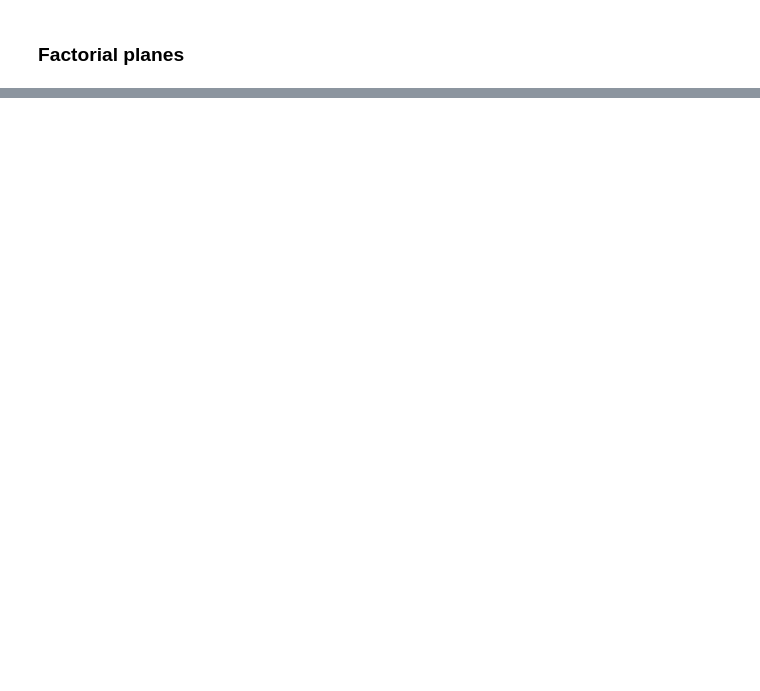
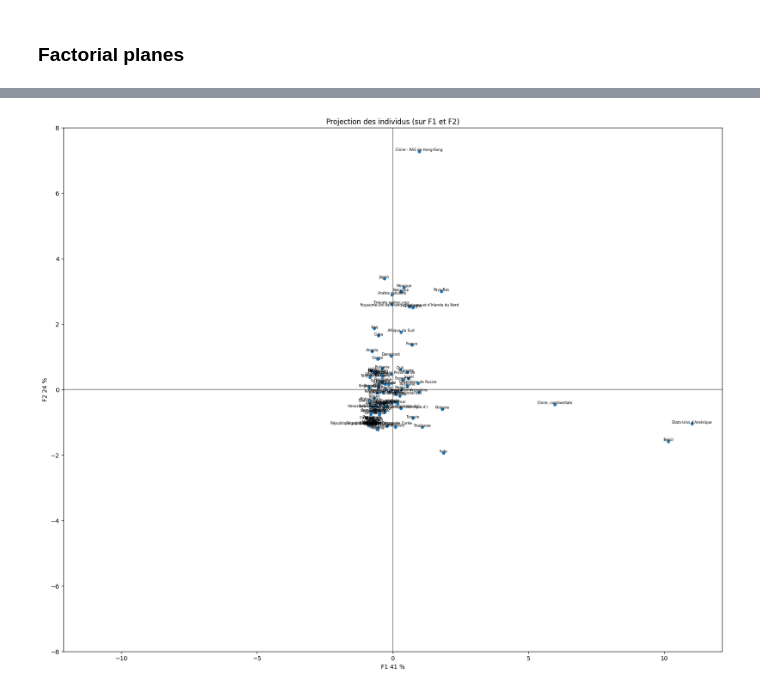
Before and after one commit to AlexandreGazagnes/Unilasalle-Public-Resources, a Jupyter notebook: 4a-data-analysis/03-session/0301-solution-notebook.ipynb, the cells around one changed output, grey strips where cells are left out. Cells and saved outputs as stored; diff of their text form; code cells hidden in the pictures; blank space fills up the shorter version.

```diff
--- a/4a-data-analysis/03-session/0301-solution-notebook.ipynb
+++ b/4a-data-analysis/03-session/0301-solution-notebook.ipynb
@@ -427,7 +1019,5 @@ X_proj
 # %% [markdown]
 Use pandas to create a DataFrame :
 # %%
-X_proj = pd.DataFrame(
-    X_proj, columns=[f"PC{i}" for i in range(1, pca.n_components_ + 1)]
-)
-X_proj
+new_cols = [f"PC{i}" for i in range(1, pca.n_components_ + 1)]
+new_cols
@@ -433,0 +1026,3 @@ X_proj
+# %%
+X_proj = pd.DataFrame(X_proj, columns=new_cols)
+X_proj
@@ -439,5 +1072,5 @@ pcs
 # %%
-components = pd.DataFrame(
-    pcs, columns=X.columns, index=[f"PC{i}" for i in range(1, pca.n_components_ + 1)]
-)
+components = pd.DataFrame(pcs,
+                          columns=X.columns,
+                          index=[f"PC{i}" for i in range(1, pca.n_components_ + 1)])
 components
@@ -582,9 +1314,11 @@ def factorial_planes(
     labels: list = None,
     clusters: list = None,
     figsize: list = [12, 10],
-    fontsize=14,
+    fontsize = 14,
 ):
-    """Affiche les plans factoriels"""
+
+    """Affiche les plans factoriels
+    """
 
     x, y = dim
 
@@ -637,4 +1373,4 @@ factorial_planes(X_proj.values, pca, [0, 1])
 # %%
-factorial_planes(
-    X_proj.values, pca, [0, 1], labels=df.zone.values, figsize=(20, 16), fontsize=6
-)
+factorial_planes(X_proj.values, pca, [0, 1], labels=df.zone.values, figsize=(20, 16), fontsize=6)
+# %% [output]
+[figure, added]
```
Also changed, not shown: parts of 110 cells of this notebook, 8 other files.
